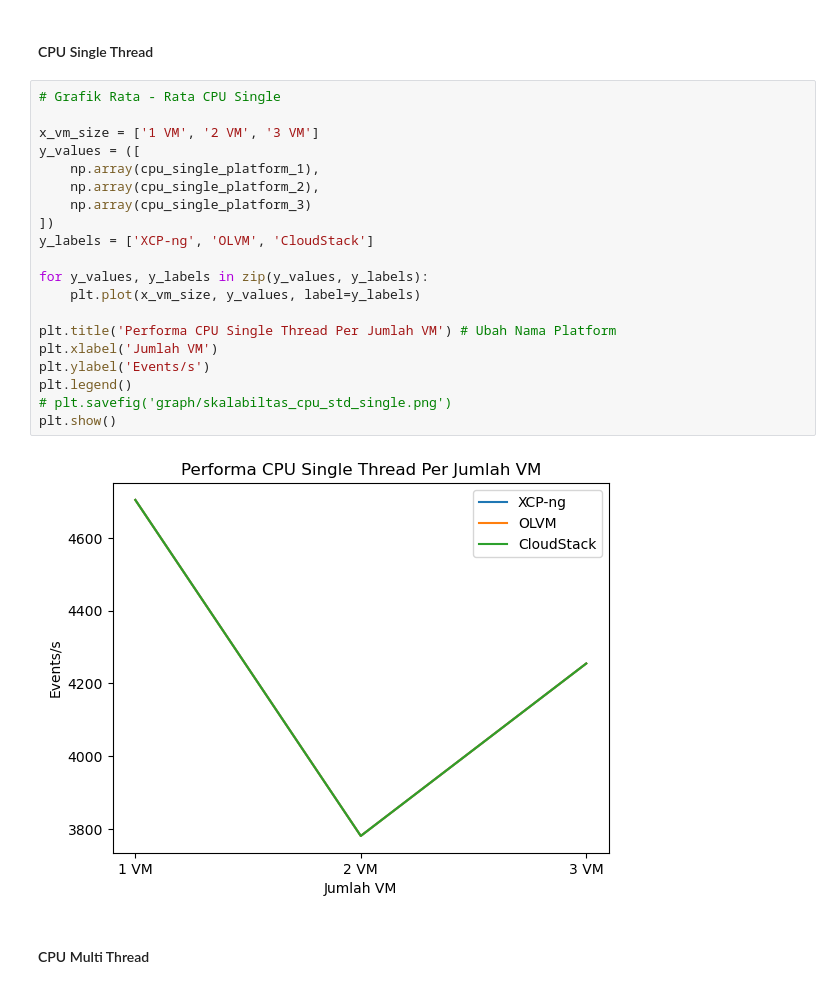
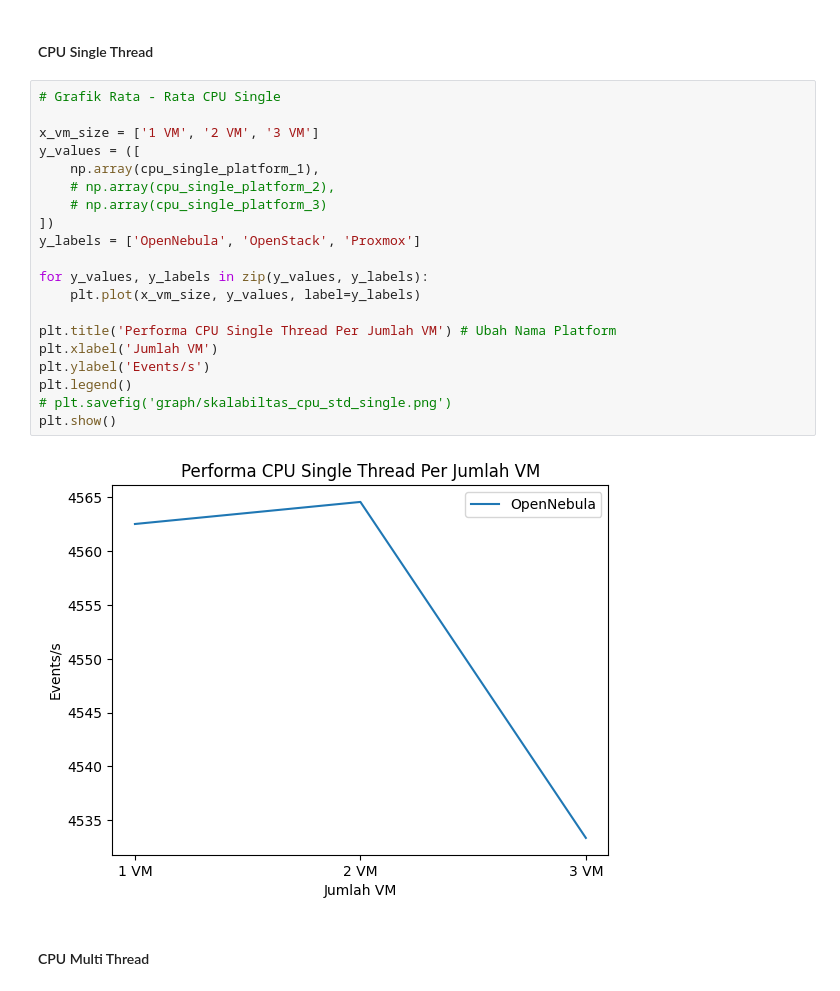
Before and after one commit to aud1tya4dnan/BIG-Troubleshoot, a Jupyter notebook: olah-csv/olah_skalabilitas.ipynb, the cells around one changed output. Drawn from its saved outputs; the diff is of its cells as text.

```diff
--- a/olah-csv/olah_skalabilitas.ipynb
+++ b/olah-csv/olah_skalabilitas.ipynb
@@ -231,25 +231,25 @@ disk_io_write_speed_platform_3 = [np.mean(disk_io_write_speed_1vm_platform_3), n
 # %%
 # Grafik Rata - Rata CPU Single
 
 x_vm_size = ['1 VM', '2 VM', '3 VM']
 y_values = ([
     np.array(cpu_single_platform_1),
-    np.array(cpu_single_platform_2),
-    np.array(cpu_single_platform_3)
+    # np.array(cpu_single_platform_2),
+    # np.array(cpu_single_platform_3)
 ])
-y_labels = ['XCP-ng', 'OLVM', 'CloudStack']
+y_labels = ['OpenNebula', 'OpenStack', 'Proxmox']
 
 for y_values, y_labels in zip(y_values, y_labels):
     plt.plot(x_vm_size, y_values, label=y_labels)
 
 plt.title('Performa CPU Single Thread Per Jumlah VM') # Ubah Nama Platform
 plt.xlabel('Jumlah VM')
 plt.ylabel('Events/s')
 plt.legend()
 # plt.savefig('graph/skalabiltas_cpu_std_single.png')
 plt.show()
 # %% [output]
-[figure, old version]
+[figure, new version]
 # %% [markdown]
 #### CPU Multi Thread
 # %%
```
Also changed, not shown: parts of 3 cells of this notebook, 6 other files.
